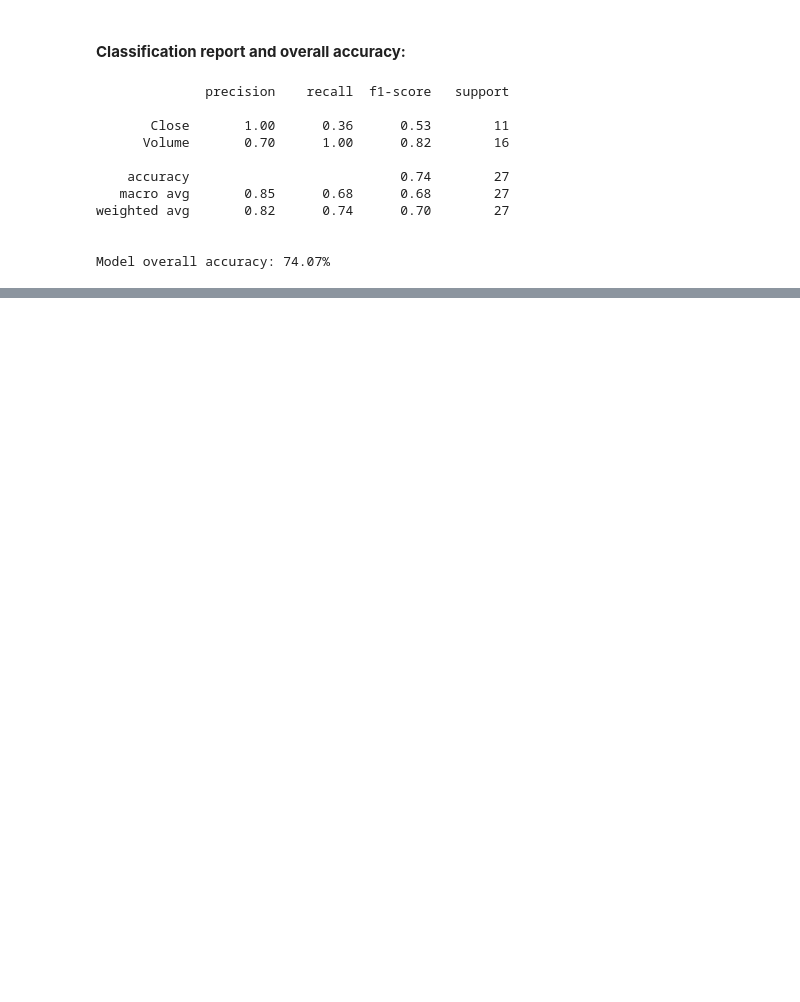
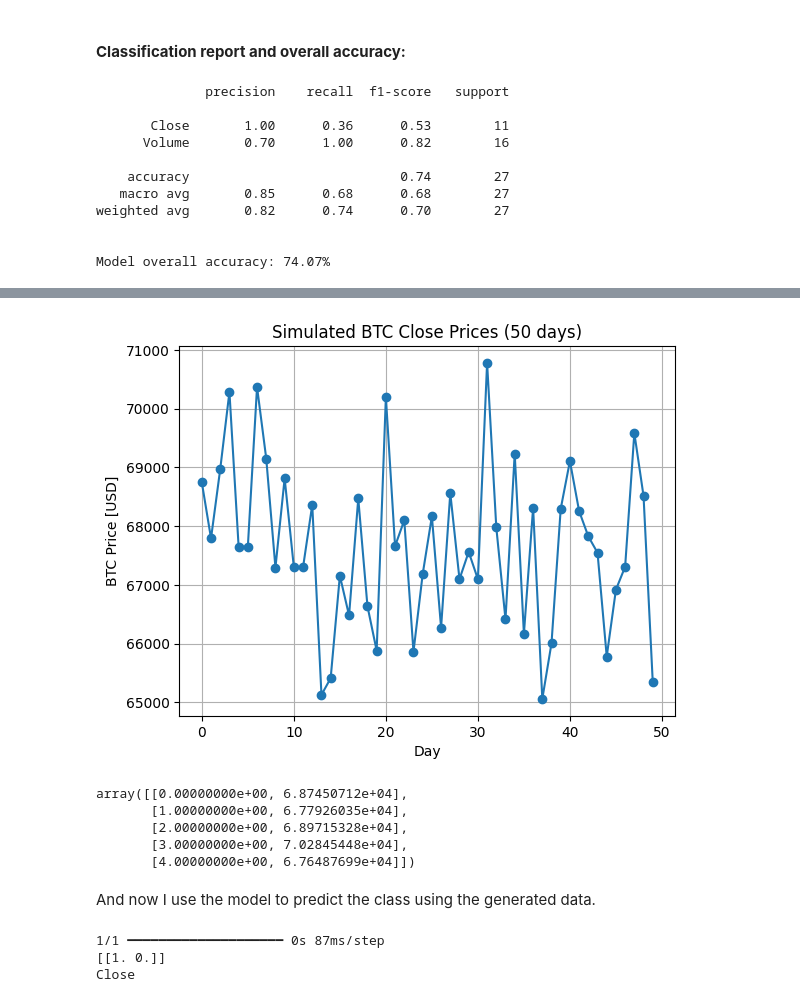
Before and after one commit to FabianZsolt/deeplearning, a Jupyter notebook: Assignments/Exercise project 3 (CNN time-series classification)/Exercise project 3 (CNN time-series classification).ipynb, the cells around one changed output, grey strips where cells are left out. Saved outputs shown, nothing was run; the diff lists cells and outputs as text; code cells hidden in the pictures; blank space fills up the shorter version.

Commit message:
Added generated test data

```diff
--- a/Assignments/Exercise project 3 (CNN time-series classification)/Exercise project 3 (CNN time-series classification).ipynb
+++ b/Assignments/Exercise project 3 (CNN time-series classification)/Exercise project 3 (CNN time-series classification).ipynb
@@ -360,2 +357,53 @@ Step 8:
 # %%
-#Generative AI code
+import numpy as np
+import matplotlib.pyplot as plt
+
+# generate x values (days)
+x = np.arange(0, 50)
+
+# simulate BTC prices (close values)
+np.random.seed(42)
+y = np.random.normal(loc=68000, scale=1500, size=50)  # realistic USD values around 68k
+
+# combine into array: each row = [day, price]
+btc_data = np.column_stack((x, y))
+
+# visualize
+plt.plot(x, y, marker='o')
+plt.title('Simulated BTC Close Prices (50 days)')
+plt.xlabel('Day')
+plt.ylabel('BTC Price [USD]')
+plt.grid(True)
+plt.show()
+
+btc_data[:5]
+# %% [output]
+[figure, added]
+array([[0.00000000e+00, 6.87450712e+04],
+       [1.00000000e+00, 6.77926035e+04],
+       [2.00000000e+00, 6.89715328e+04],
+       [3.00000000e+00, 7.02845448e+04],
+       [4.00000000e+00, 6.76487699e+04]])
+# %% [markdown]
+And now I use the model to predict the class using the generated data.
+# %%
+# TRY OUR IMAGINARY MEAN TEMPERATURE SIGNAL WITH THE MODEL
+
+# wrap up the data points into the required NumPy-format
+points = y
+test_signal = np.expand_dims(points, axis=1)
+test_batch = np.array([test_signal])
+
+# create prediction
+test_predict = model.predict(test_batch)
+print(test_predict)
+
+# get highest index and name for this prediction
+index = np.argmax(test_predict)
+print(class_names[index])
+
+# also seems to recognize the imaginary temperature signal correctly!
+# %% [output]
+1/1 ━━━━━━━━━━━━━━━━━━━━ 0s 87ms/step
+[[1. 0.]]
+Close
```
Also changed, not shown: parts of 4 cells of this notebook.
